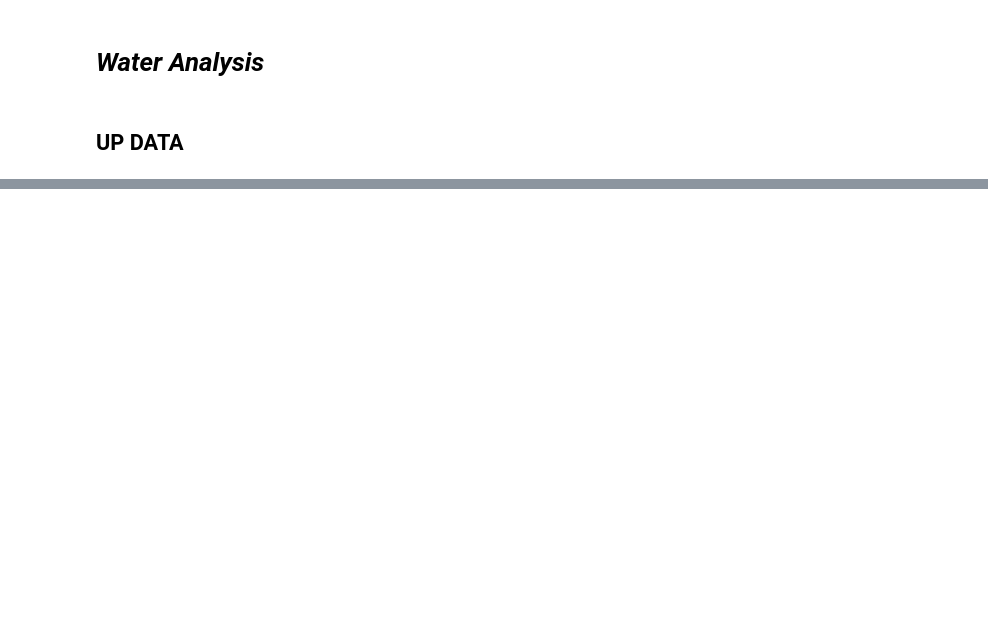
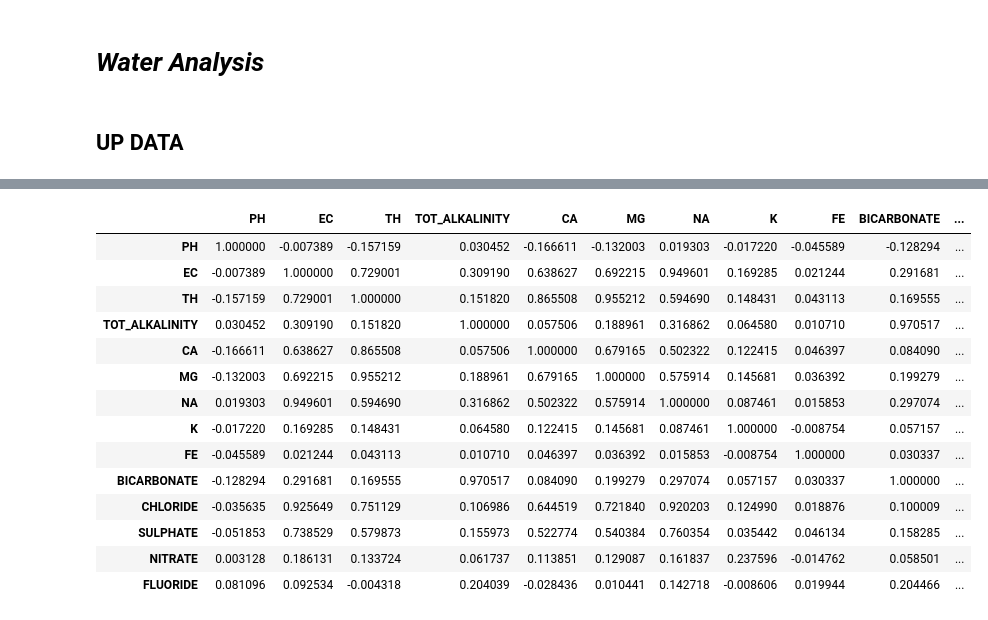
Before and after one commit to Akshay2002Singh/Water-Analysis_Python_ML, a Jupyter notebook: New data/analysis.ipynb, the cells around one changed output, grey strips where cells are left out. Drawn from its saved outputs; the diff is of its cells as text; code cells hidden in the pictures; blank space fills up the shorter version.

Commit message:
rajasthan data analysis

```diff
--- a/New data/analysis.ipynb
+++ b/New data/analysis.ipynb
@@ -48,0 +118,2 @@ up_data.head()
+# %%
+rajasthan_data = pd.read_excel("akshay rajasthan & UP data.xlsx",sheet_name="Rajasthan data")
@@ -48,0 +129,2 @@ up_data.head()
+# %%
+rajasthan_data = rajasthan_data.drop(['SITE_ID','WRIS ID','LATITUDE','LONGITUDE','year','CARBONATE'],axis=1)
@@ -48,0 +160,2 @@ up_data.head()
+# %%
+rajasthan_data = rajasthan_data.astype(float)
@@ -48,0 +182,19 @@ up_data.head()
+# %%
+correlation_matrix_2 = rajasthan_data.corr()
+correlation_matrix_2
+# %% [output]
+|  | PH | EC | TH | TOT_ALKALINITY | CA | MG | NA | K | FE | BICARBONATE | ... |
+| PH | 1.000000 | -0.007389 | -0.157159 | 0.030452 | -0.166611 | -0.132003 | 0.019303 | -0.017220 | -0.045589 | -0.128294 | ... |
+| EC | -0.007389 | 1.000000 | 0.729001 | 0.309190 | 0.638627 | 0.692215 | 0.949601 | 0.169285 | 0.021244 | 0.291681 | ... |
+| TH | -0.157159 | 0.729001 | 1.000000 | 0.151820 | 0.865508 | 0.955212 | 0.594690 | 0.148431 | 0.043113 | 0.169555 | ... |
+| TOT_ALKALINITY | 0.030452 | 0.309190 | 0.151820 | 1.000000 | 0.057506 | 0.188961 | 0.316862 | 0.064580 | 0.010710 | 0.970517 | ... |
+| CA | -0.166611 | 0.638627 | 0.865508 | 0.057506 | 1.000000 | 0.679165 | 0.502322 | 0.122415 | 0.046397 | 0.084090 | ... |
+| MG | -0.132003 | 0.692215 | 0.955212 | 0.188961 | 0.679165 | 1.000000 | 0.575914 | 0.145681 | 0.036392 | 0.199279 | ... |
+| NA | 0.019303 | 0.949601 | 0.594690 | 0.316862 | 0.502322 | 0.575914 | 1.000000 | 0.087461 | 0.015853 | 0.297074 | ... |
+| K | -0.017220 | 0.169285 | 0.148431 | 0.064580 | 0.122415 | 0.145681 | 0.087461 | 1.000000 | -0.008754 | 0.057157 | ... |
+| FE | -0.045589 | 0.021244 | 0.043113 | 0.010710 | 0.046397 | 0.036392 | 0.015853 | -0.008754 | 1.000000 | 0.030337 | ... |
+| BICARBONATE | -0.128294 | 0.291681 | 0.169555 | 0.970517 | 0.084090 | 0.199279 | 0.297074 | 0.057157 | 0.030337 | 1.000000 | ... |
+| CHLORIDE | -0.035635 | 0.925649 | 0.751129 | 0.106986 | 0.644519 | 0.721840 | 0.920203 | 0.124990 | 0.018876 | 0.100009 | ... |
+| SULPHATE | -0.051853 | 0.738529 | 0.579873 | 0.155973 | 0.522774 | 0.540384 | 0.760354 | 0.035442 | 0.046134 | 0.158285 | ... |
+| NITRATE | 0.003128 | 0.186131 | 0.133724 | 0.061737 | 0.113851 | 0.129087 | 0.161837 | 0.237596 | -0.014762 | 0.058501 | ... |
+| FLUORIDE | 0.081096 | 0.092534 | -0.004318 | 0.204039 | -0.028436 | 0.010441 | 0.142718 | -0.008606 | 0.019944 | 0.204466 | ... |
```
Also changed, not shown: parts of 12 cells of this notebook, 2 other files.
